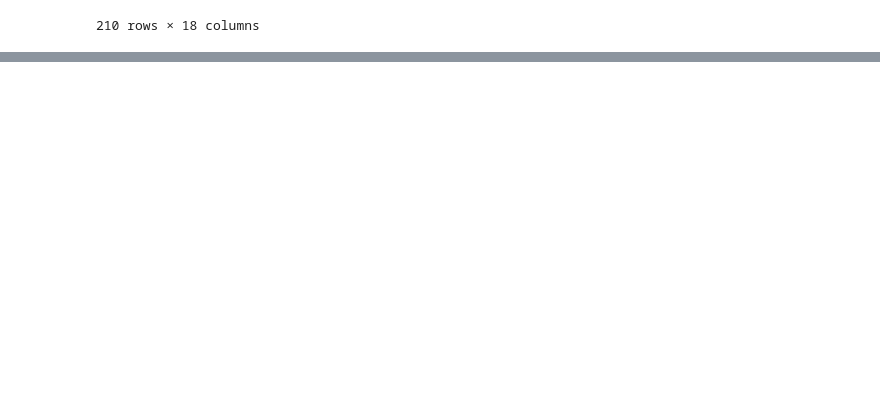
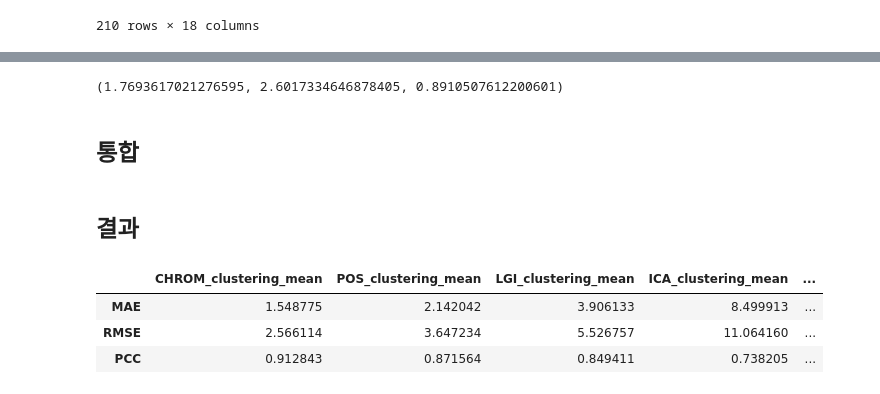
Before and after one commit to aytekin827/TIL, a Jupyter notebook: 판다스_read_hdf.ipynb, the cells around one changed output, grey strips where cells are left out. Cells and saved outputs as stored; diff of their text form; code cells hidden in the pictures; blank space fills up the shorter version.

```diff
--- a/판다스_read_hdf.ipynb
+++ b/판다스_read_hdf.ipynb
@@ -32,0 +225,2 @@ df
+# %%
+result_li = glob('/content/drive/MyDrive/rPPG/광운대/results/*.csv')
@@ -32,0 +272,50 @@ df
+# %%
+temp_ARIMA_mae, temp_ARIMA_rmse, temp_ARIMA_pcc
+# %% [output]
+(1.7693617021276595, 2.6017334646878405, 0.8910507612200601)
+# %% [markdown]
+## 통합
+# %%
+data = {}
+
+## 기존 pyVHR 라이브러리
+data['CHROM_clustering_mean'] = CHROM_clustering_mean
+data['POS_clustering_mean'] = POS_clustering_mean
+data['LGI_clustering_mean'] = LGI_clustering_mean
+data['ICA_clustering_mean'] = ICA_clustering_mean
+data['PCA_clustering_mean'] = PCA_clustering_mean
+
+data['CHROM_holistic_mean'] = CHROM_holistic_mean
+data['POS_holistic_mean'] = POS_holistic_mean
+data['LGI_holistic_mean'] = LGI_holistic_mean
+data['ICA_holistic_mean'] = ICA_holistic_mean
+data['PCA_holistic_mean'] = PCA_holistic_mean
+
+data['CHROM_median_mean'] = CHROM_median_mean
+data['POS_median_mean'] = POS_median_mean
+data['LGI_median_mean'] = LGI_median_mean
+data['ICA_median_mean'] = ICA_median_mean
+data['PCA_median_mean'] = PCA_median_mean
+
+data['MTTS_CAN_deep_mean'] = MTTS_CAN_deep_mean
+data['HR_CNN_deep_mean'] = HR_CNN_deep_mean
+
+## 광운대 모델
+data['광운대_ARIMA'] = [MAE_ARIMA_mean, RMSE_ARIMA_mean, PCC_ARIMA_mean]
+data['광운대_ARIMA_MAF'] = [MAE_ARIMA_MAF_mean, RMSE_ARIMA_MAF_mean, PCC_ARIMA_MAF_mean]
+data['광운대_ARIMA_SF'] = [MAE_ARIMA_SF_mean, RMSE_ARIMA_SF_mean, PCC_ARIMA_SF_mean]
+# %% [markdown]
+## 결과
+# %%
+res_df = pd.DataFrame(data).set_index(pd.Index([
+    'MAE','RMSE','PCC',
+    # ,'CCC', 'SNR', 'MAX'
+    ]))
+res_df.to_csv('/content/drive/MyDrive/rPPG/광운대/results/result_integ.csv')
+# %%
+res_df
+# %% [output]
+|  | CHROM_clustering_mean | POS_clustering_mean | LGI_clustering_mean | ICA_clustering_mean | ... |
+| MAE | 1.548775 | 2.142042 | 3.906133 | 8.499913 | ... |
+| RMSE | 2.566114 | 3.647234 | 5.526757 | 11.064160 | ... |
+| PCC | 0.912843 | 0.871564 | 0.849411 | 0.738205 | ... |
```
Also changed, not shown: parts of 10 cells of this notebook.
